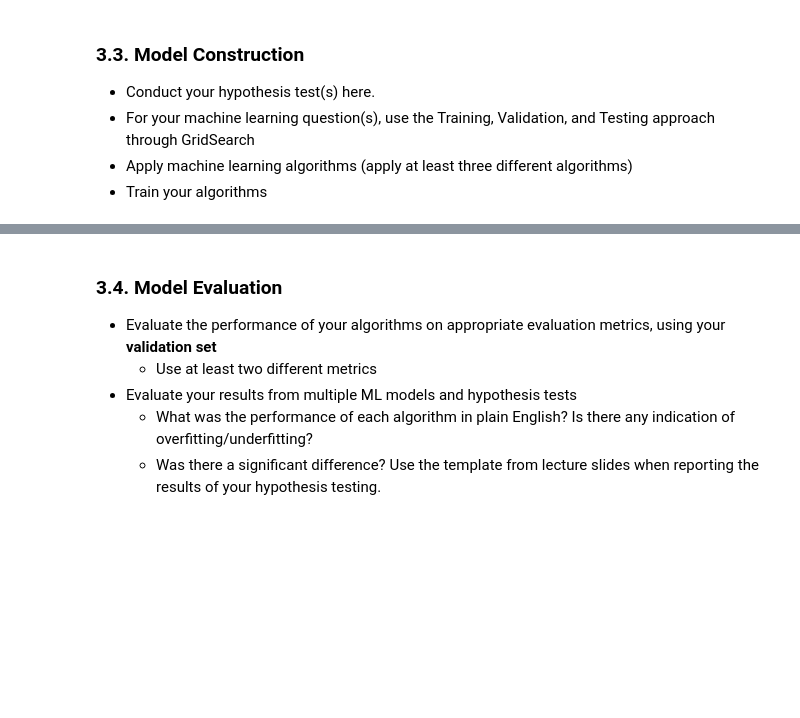
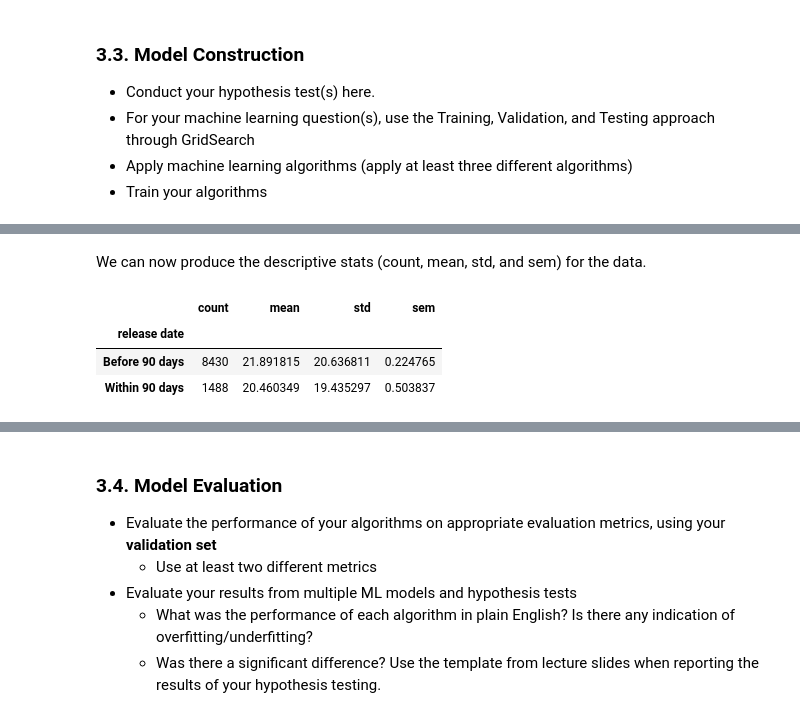
Before and after one commit to sam-zlota/DS3000-Final-Project, a Jupyter notebook: DS3000_FP4_Section02_Group7.ipynb, the cells around one changed output, grey strips where cells are left out. Saved outputs shown, nothing was run; the diff lists cells and outputs as text; code cells hidden in the pictures; blank space fills up the shorter version.

```diff
--- a/DS3000_FP4_Section02_Group7.ipynb
+++ b/DS3000_FP4_Section02_Group7.ipynb
@@ -397,0 +468,5 @@ len(features)
+# %%
+release_date = all_data['release date'] # gets all the release dates from the clean data
+pop = all_data['popularity'] # getts all the popularity scores from the clean data
+
+data = pd.merge(release_date, pop, left_index = True, right_index = True) # merges the two columns into one dataframe
@@ -397,0 +484,9 @@ len(features)
+# %%
+# determines if a song was released within 90 days or not
+def within_90_days(days):
+    if (days <= 90):
+        return "Within 90 days"
+    else:
+        return "Before 90 days"
+
+data['release date'] = data['release date'].map(within_90_days) # maps the function to the release date column
@@ -397,0 +504,15 @@ len(features)
+# %% [markdown]
+We can now produce the descriptive stats (count, mean, std, and sem) for the data.
+# %%
+# groups the data by the IV and aggregates by the count, mean, std, and sem
+def describe_data(data, IV, DV):
+    # resulting dataframe produces an aggregation for each DV, so only include the given DV column
+    return data.groupby(IV).agg(["count", "mean", "std", "sem"])[DV]
+
+descriptives = describe_data(data, 'release date', 'popularity')
+descriptives
+# %% [output]
+|  | count | mean | std | sem |
+| release date |  |  |  |  |
+| Before 90 days | 8430 | 21.891815 | 20.636811 | 0.224765 |
+| Within 90 days | 1488 | 20.460349 | 19.435297 | 0.503837 |
```
Also changed, not shown: parts of 44 cells of this notebook.
